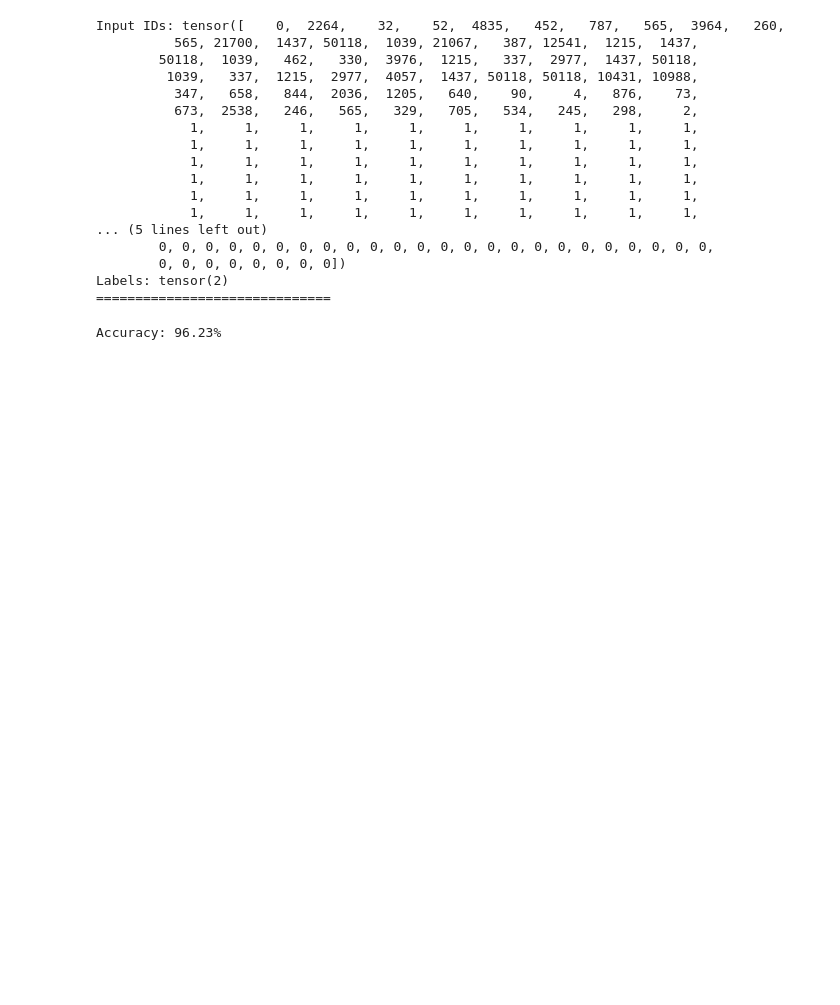
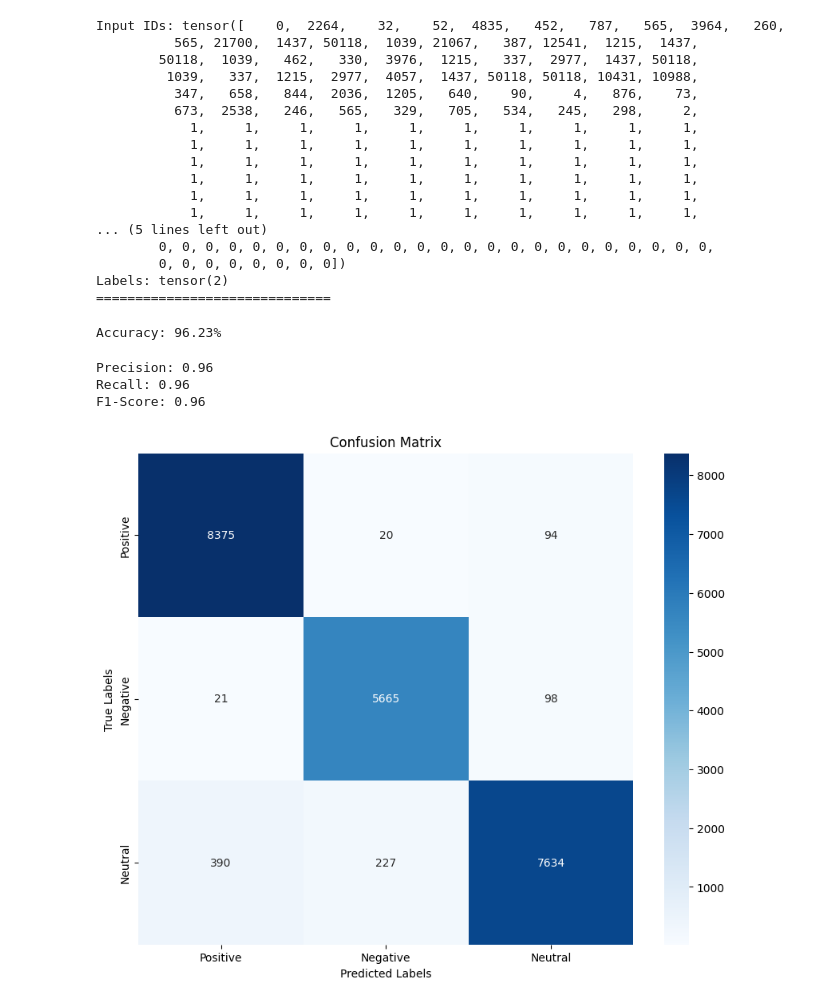
Before and after one commit to Mr-Chang95/FIFA-Sentiment-Analysis, a Jupyter notebook: fifa_sentiment_analysis.ipynb, the cells around one changed output. Cells and saved outputs as stored; diff of their text form; code cells hidden in the pictures; blank space fills up the shorter version.

Commit message:
Add more metrics

```diff
--- a/fifa_sentiment_analysis.ipynb
+++ b/fifa_sentiment_analysis.ipynb
@@ -630,3 +630,30 @@ accuracy = accuracy_score(true_labels, predicted_labels)
 print("Accuracy: {:.2f}%".format(accuracy * 100))
 # %% [output]
 Accuracy: 96.23%
+# %%
+from sklearn.metrics import accuracy_score, precision_recall_fscore_support
+
+precision, recall, f1_score, _ = precision_recall_fscore_support(true_labels, predicted_labels, average='weighted')
+
+print("Precision: {:.2f}".format(precision))
+print("Recall: {:.2f}".format(recall))
+print("F1-Score: {:.2f}".format(f1_score))
+# %% [output]
+Precision: 0.96
+Recall: 0.96
+F1-Score: 0.96
+# %%
+from sklearn.metrics import confusion_matrix
+
+# Calculate confusion matrix
+conf_matrix = confusion_matrix(true_labels, predicted_labels)
+
+# Plot confusion matrix
+plt.figure(figsize=(10, 8))
+sns.heatmap(conf_matrix, annot=True, cmap='Blues', fmt='g', xticklabels=['Positive', 'Negative', 'Neutral'], yticklabels=['Positive', 'Negative', 'Neutral'])
+plt.xlabel('Predicted Labels')
+plt.ylabel('True Labels')
+plt.title('Confusion Matrix')
+plt.show()
+# %% [output]
+[figure, added]
```
